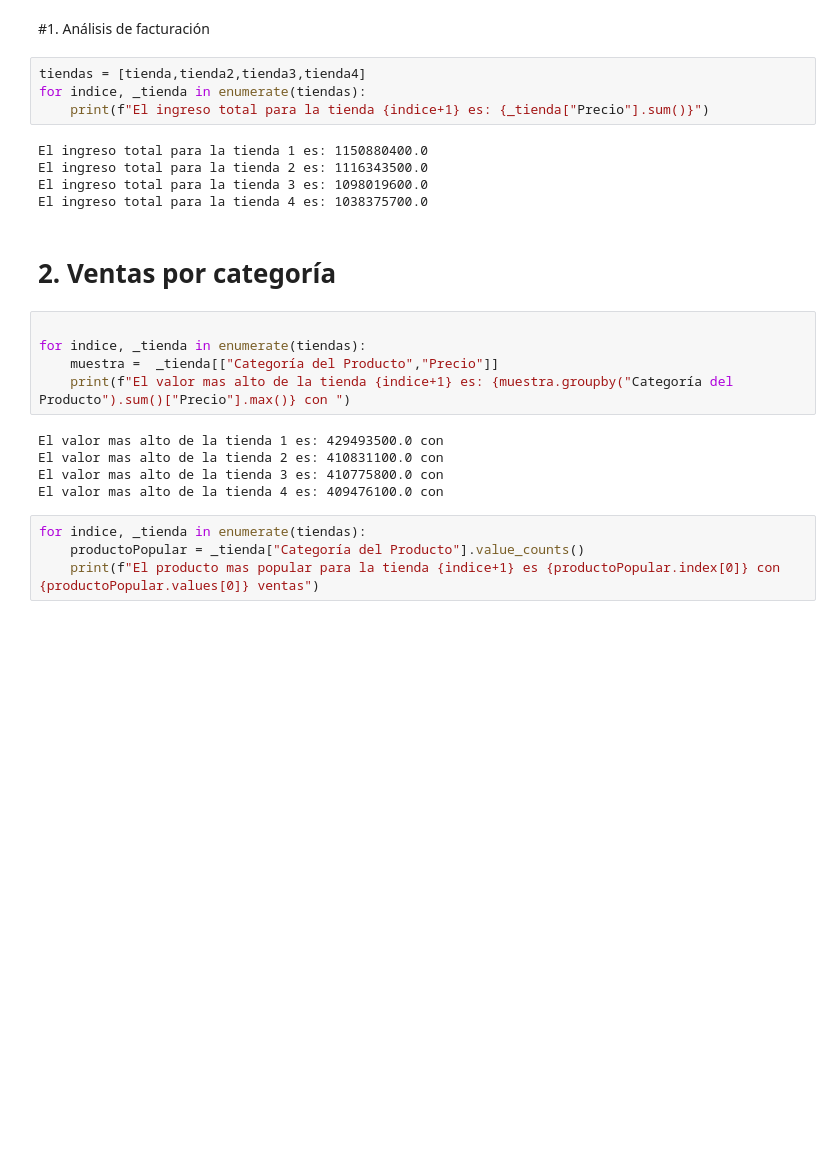
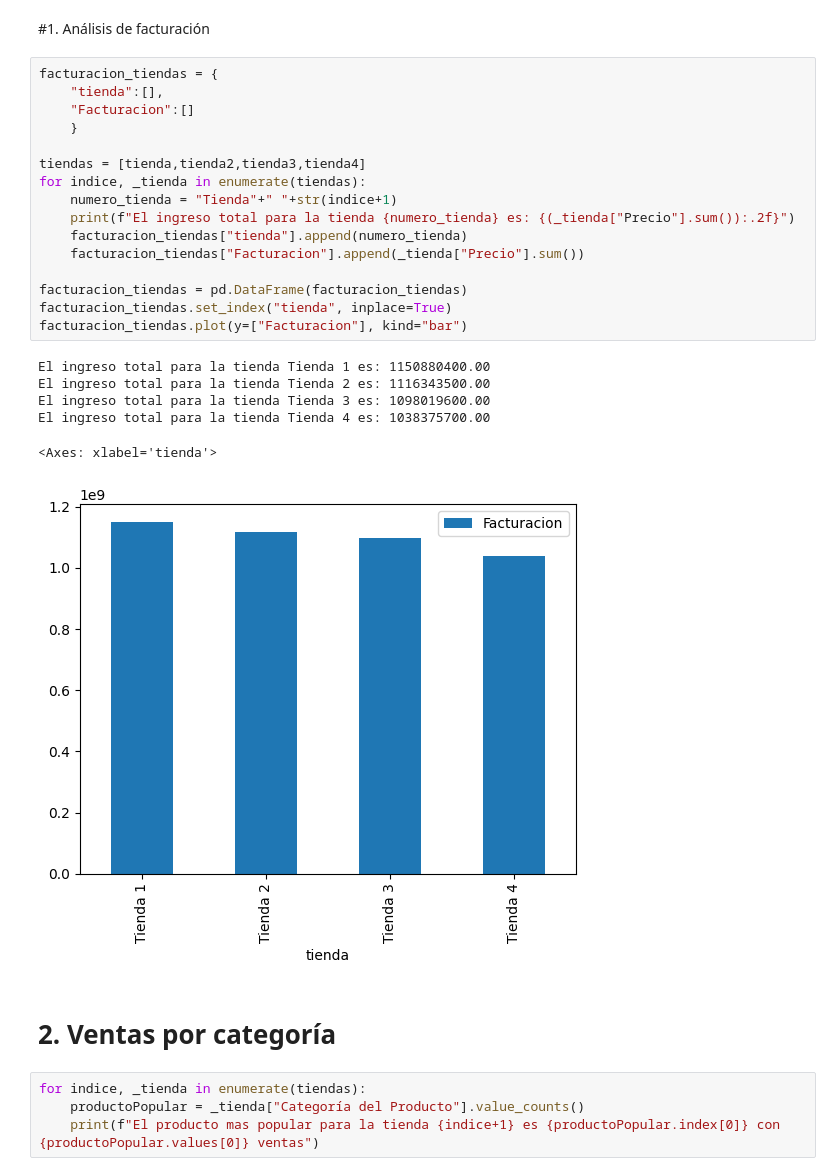
Before and after one commit to RicardoACB/AluraStores, a Jupyter notebook: AluraStoreLatam.ipynb, the cells around one changed output. Saved outputs shown, nothing was run; the diff lists cells and outputs as text; blank space fills up the shorter version.

```diff
--- a/AluraStoreLatam.ipynb
+++ b/AluraStoreLatam.ipynb
@@ -26,26 +27,30 @@ tienda.head()
 # %% [markdown]
 #1. Análisis de facturación
 # %%
+facturacion_tiendas = {
+    "tienda":[],
+    "Facturacion":[]
+    }
+
 tiendas = [tienda,tienda2,tienda3,tienda4]
 for indice, _tienda in enumerate(tiendas):
-    print(f"El ingreso total para la tienda {indice+1} es: {_tienda["Precio"].sum()}")
+    numero_tienda = "Tienda"+" "+str(indice+1)
+    print(f"El ingreso total para la tienda {numero_tienda} es: {(_tienda["Precio"].sum()):.2f}")
+    facturacion_tiendas["tienda"].append(numero_tienda)
+    facturacion_tiendas["Facturacion"].append(_tienda["Precio"].sum())
+
+facturacion_tiendas = pd.DataFrame(facturacion_tiendas)
+facturacion_tiendas.set_index("tienda", inplace=True)
+facturacion_tiendas.plot(y=["Facturacion"], kind="bar")
 # %% [output]
-El ingreso total para la tienda 1 es: 1150880400.0
-El ingreso total para la tienda 2 es: 1116343500.0
-El ingreso total para la tienda 3 es: 1098019600.0
-El ingreso total para la tienda 4 es: 1038375700.0
+El ingreso total para la tienda Tienda 1 es: 1150880400.00
+El ingreso total para la tienda Tienda 2 es: 1116343500.00
+El ingreso total para la tienda Tienda 3 es: 1098019600.00
+El ingreso total para la tienda Tienda 4 es: 1038375700.00
+<Axes: xlabel='tienda'>
+[figure, added]
 # %% [markdown]
 # 2. Ventas por categoría
-# %%
-
-for indice, _tienda in enumerate(tiendas):
-    muestra =  _tienda[["Categoría del Producto","Precio"]]
-    print(f"El valor mas alto de la tienda {indice+1} es: {muestra.groupby("Categoría del Producto").sum()["Precio"].max()} con ")
-# %% [output]
-El valor mas alto de la tienda 1 es: 429493500.0 con
-El valor mas alto de la tienda 2 es: 410831100.0 con
-El valor mas alto de la tienda 3 es: 410775800.0 con
-El valor mas alto de la tienda 4 es: 409476100.0 con
 # %%
 for indice, _tienda in enumerate(tiendas):
     productoPopular = _tienda["Categoría del Producto"].value_counts()
```
Also changed, not shown: parts of 5 cells of this notebook.
